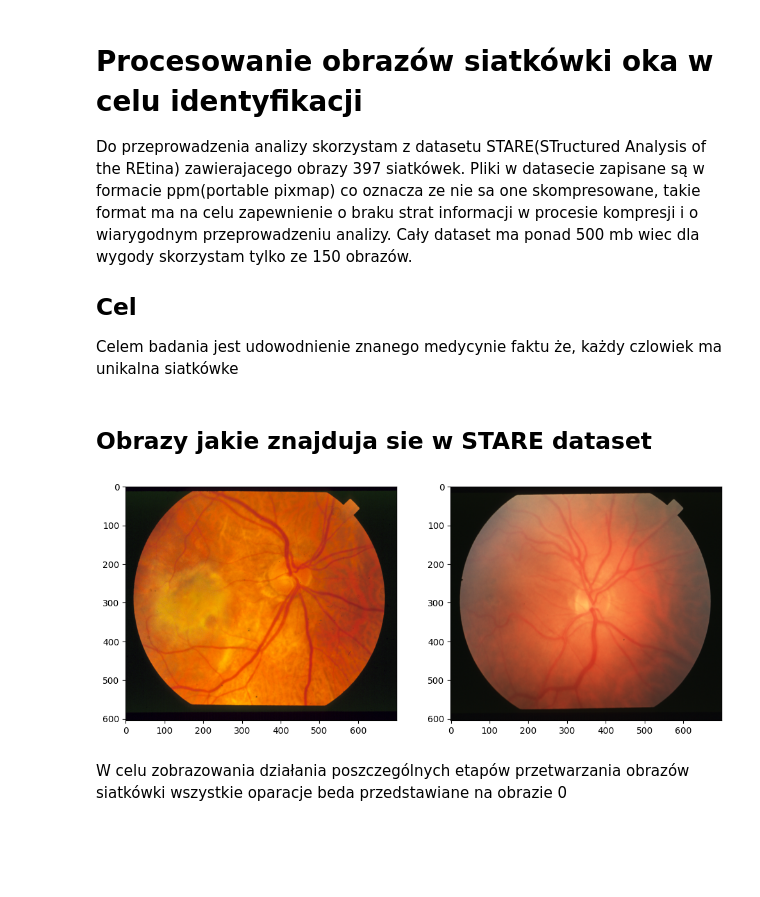
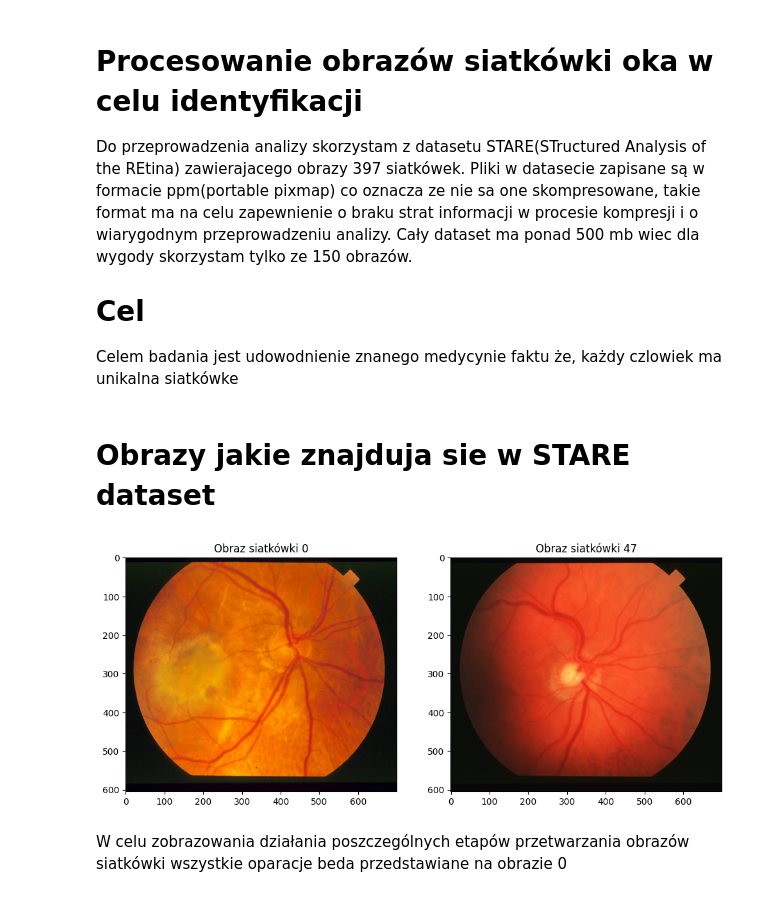
Before and after one commit to janekandrz/sp_final, a Jupyter notebook: spfinal.ipynb, the cells around one changed output. Drawn from its saved outputs; the diff is of its cells as text; code cells hidden in the pictures; blank space fills up the shorter version.

```diff
--- a/spfinal.ipynb
+++ b/spfinal.ipynb
@@ -3,7 +3,7 @@
 
 Do przeprowadzenia analizy skorzystam z datasetu STARE(STructured Analysis of the REtina) zawierajacego obrazy 397 siatkówek. Pliki w datasecie zapisane są w formacie ppm(portable pixmap) co oznacza ze nie sa one skompresowane, takie format ma na celu zapewnienie o braku strat informacji w procesie kompresji i o wiarygodnym przeprowadzeniu analizy. Cały dataset ma ponad 500 mb wiec dla wygody skorzystam tylko ze 150 obrazów.
 
-## Cel
+# Cel
 
 Celem badania jest udowodnienie znanego medycynie faktu że, każdy czlowiek ma unikalna siatkówke
 # %%
@@ -28,18 +27,21 @@ for filename in os.listdir(folderPath):
 df = pd.DataFrame(imagePaths, columns=["img"])
 # %% [markdown]
-## Obrazy jakie znajduja sie w STARE dataset
+# Obrazy jakie znajduja sie w STARE dataset
 # %%
 fig,(ax1,ax2) = plt.subplots(1,2,figsize=(12,6))
 
 img1=Image.open(df["img"][0])
+ax1.set_title("Obraz siatkówki 0")
 ax1.imshow(img1)
 
-img2=Image.open(df["img"][64])
+rand=np.random.uniform(0,150)
+img2=Image.open(df["img"][int(rand)])
+ax2.set_title(f"Obraz siatkówki {int(rand)}")
 ax2.imshow(img2)
 
 plt.show()
 # %% [output]
-[figure, old version]
+[figure, new version]
 # %% [markdown]
 W celu zobrazowania działania poszczególnych etapów przetwarzania obrazów siatkówki wszystkie oparacje beda przedstawiane na obrazie 0
 # %% [markdown]
```
Also changed, not shown: parts of 9 cells of this notebook, 1 other file.
